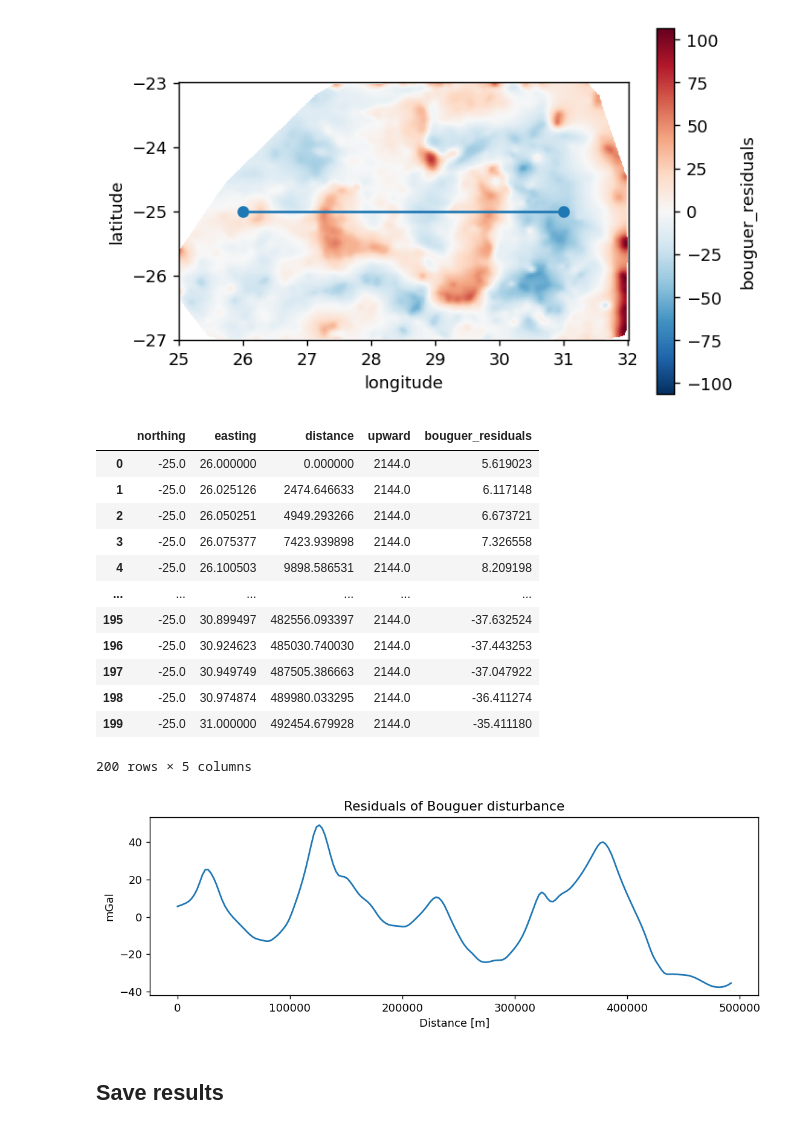
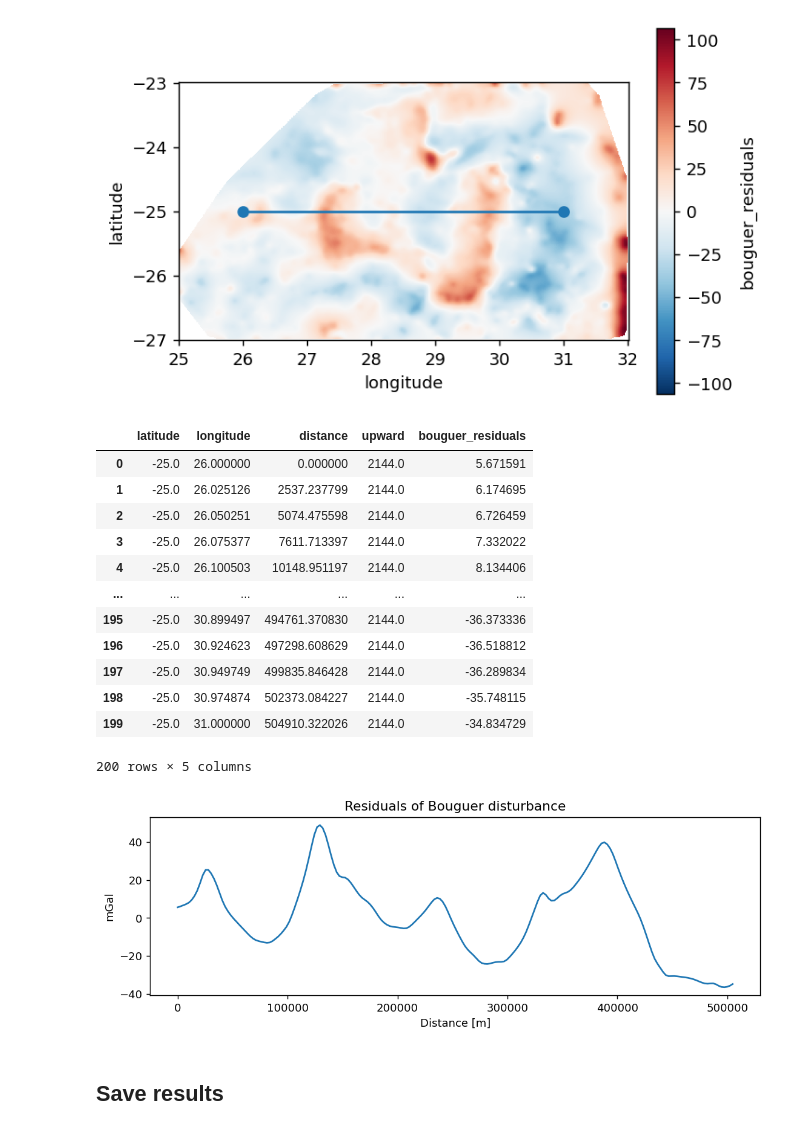
Before and after one commit to fatiando/transform21, a Jupyter notebook: process-gravity.ipynb, the cells around one changed output. Saved outputs shown, nothing was run; the diff lists cells and outputs as text; code cells hidden in the pictures.

```diff
--- a/process-gravity.ipynb
+++ b/process-gravity.ipynb
@@ -481,27 +481,28 @@ plt.show()
 # %%
 # Interpolate the data from the equivalent layer generated in section 1.7:
 profile = eql.profile(
     point1=point1,
     point2=point2,
     upward=data.elevation.max(),
     size=200,
     data_names=["bouguer_residuals"],
+    dims=("latitude", "longitude"),
     projection=projection,
 )
 profile
 # %% [output]
-|  | northing | easting | distance | upward | bouguer_residuals |
-| 0 | -25.0 | 26.000000 | 0.000000 | 2144.0 | 5.619023 |
-| 1 | -25.0 | 26.025126 | 2474.646633 | 2144.0 | 6.117148 |
-| 2 | -25.0 | 26.050251 | 4949.293266 | 2144.0 | 6.673721 |
-| 3 | -25.0 | 26.075377 | 7423.939898 | 2144.0 | 7.326558 |
-| 4 | -25.0 | 26.100503 | 9898.586531 | 2144.0 | 8.209198 |
+|  | latitude | longitude | distance | upward | bouguer_residuals |
+| 0 | -25.0 | 26.000000 | 0.000000 | 2144.0 | 5.671591 |
+| 1 | -25.0 | 26.025126 | 2537.237799 | 2144.0 | 6.174695 |
+| 2 | -25.0 | 26.050251 | 5074.475598 | 2144.0 | 6.726459 |
+| 3 | -25.0 | 26.075377 | 7611.713397 | 2144.0 | 7.332022 |
+| 4 | -25.0 | 26.100503 | 10148.951197 | 2144.0 | 8.134406 |
 | ... | ... | ... | ... | ... | ... |
-| 195 | -25.0 | 30.899497 | 482556.093397 | 2144.0 | -37.632524 |
-| 196 | -25.0 | 30.924623 | 485030.740030 | 2144.0 | -37.443253 |
-| 197 | -25.0 | 30.949749 | 487505.386663 | 2144.0 | -37.047922 |
-| 198 | -25.0 | 30.974874 | 489980.033295 | 2144.0 | -36.411274 |
-| 199 | -25.0 | 31.000000 | 492454.679928 | 2144.0 | -35.411180 |
+| 195 | -25.0 | 30.899497 | 494761.370830 | 2144.0 | -36.373336 |
+| 196 | -25.0 | 30.924623 | 497298.608629 | 2144.0 | -36.518812 |
+| 197 | -25.0 | 30.949749 | 499835.846428 | 2144.0 | -36.289834 |
+| 198 | -25.0 | 30.974874 | 502373.084227 | 2144.0 | -35.748115 |
+| 199 | -25.0 | 31.000000 | 504910.322026 | 2144.0 | -34.834729 |
 200 rows × 5 columns
 # %%
 # Plot the profile using mathplotlib:
@@ -512,7 +513,7 @@ plt.title("Residuals of Bouguer disturbance")
 plt.gcf().set_size_inches(10, 3)
 plt.show()
 # %% [output]
-[figure, old version]
+[figure, new version]
 # %% [markdown]
 ## Save results
 # %%
```
Also changed, not shown: parts of 20 cells of this notebook.
